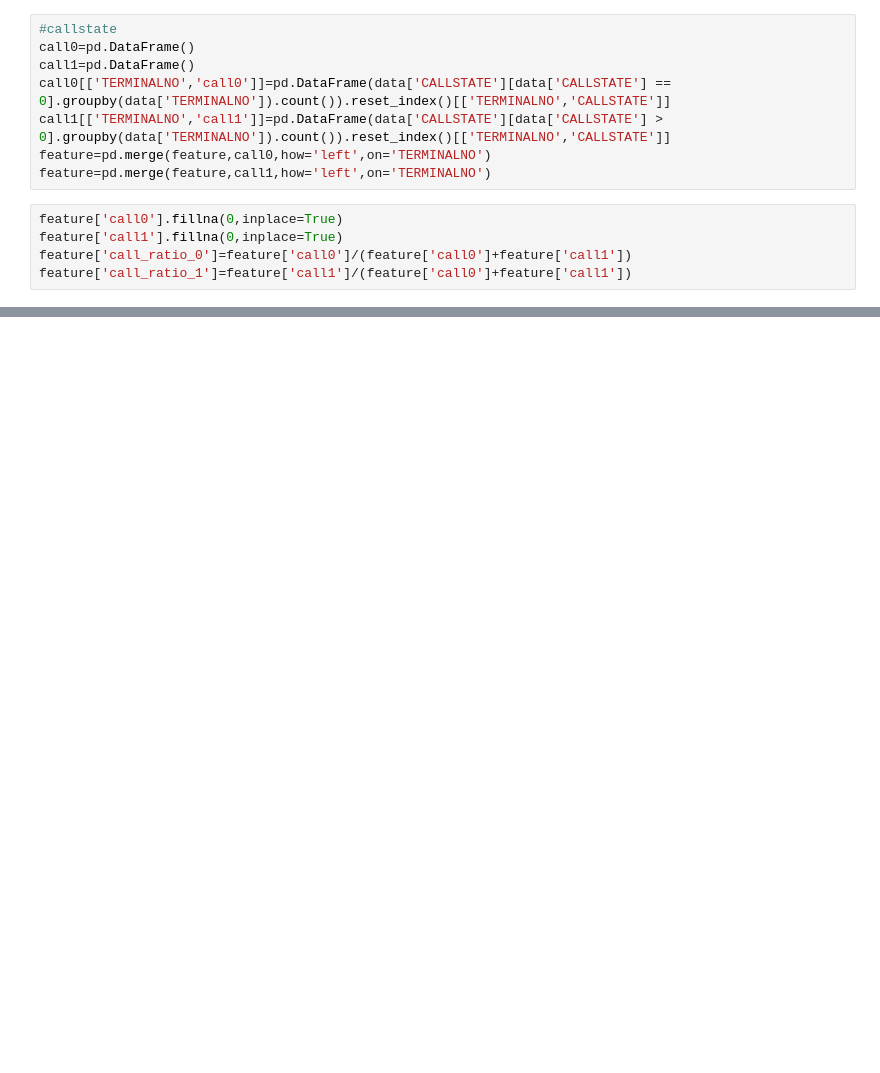
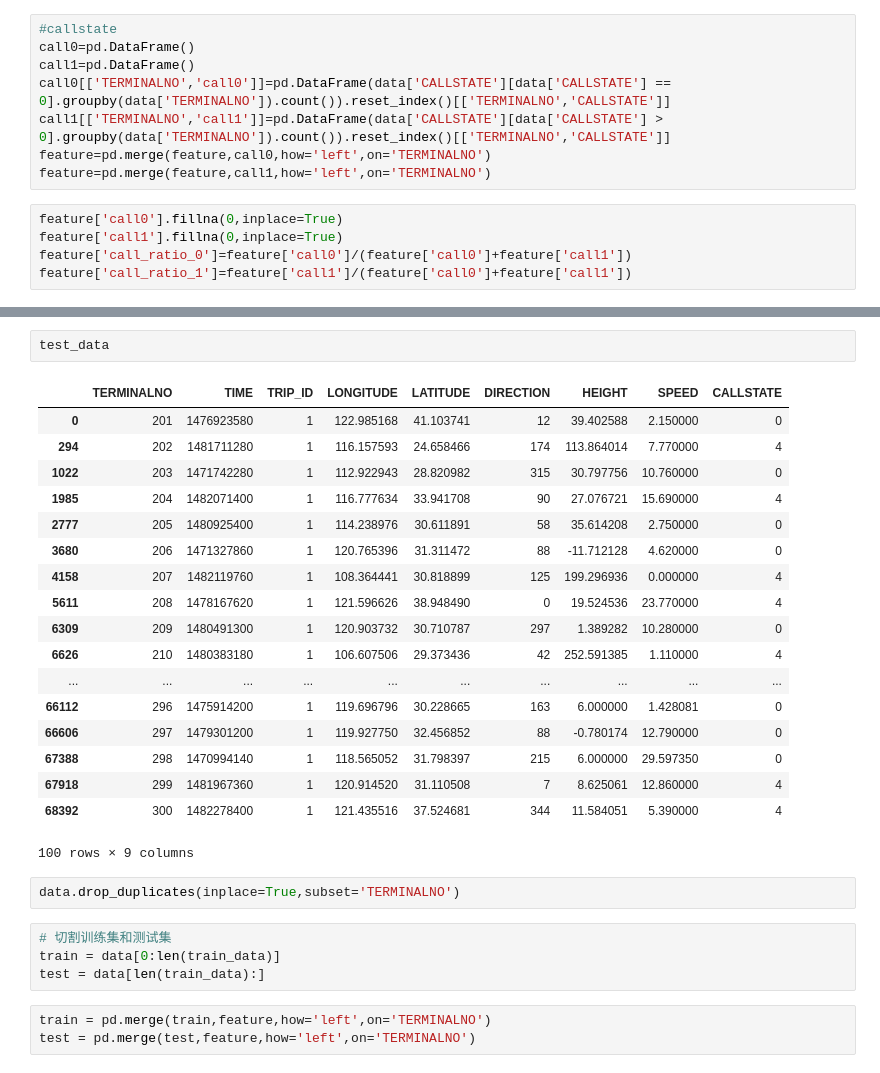
Before and after one commit to MaxwellAlan/DataFountain, a Jupyter notebook: jupyter/dataexplore.ipynb, the cells around one changed output, grey strips where cells are left out. Drawn from its saved outputs; the diff is of its cells as text; blank space fills up the shorter version.

```diff
--- a/jupyter/dataexplore.ipynb
+++ b/jupyter/dataexplore.ipynb
@@ -139,0 +186,30 @@ feature
+# %%
+test_data
+# %% [output]
+|  | TERMINALNO | TIME | TRIP_ID | LONGITUDE | LATITUDE | DIRECTION | HEIGHT | SPEED | CALLSTATE |
+| 0 | 201 | 1476923580 | 1 | 122.985168 | 41.103741 | 12 | 39.402588 | 2.150000 | 0 |
+| 294 | 202 | 1481711280 | 1 | 116.157593 | 24.658466 | 174 | 113.864014 | 7.770000 | 4 |
+| 1022 | 203 | 1471742280 | 1 | 112.922943 | 28.820982 | 315 | 30.797756 | 10.760000 | 0 |
+| 1985 | 204 | 1482071400 | 1 | 116.777634 | 33.941708 | 90 | 27.076721 | 15.690000 | 4 |
+| 2777 | 205 | 1480925400 | 1 | 114.238976 | 30.611891 | 58 | 35.614208 | 2.750000 | 0 |
+| 3680 | 206 | 1471327860 | 1 | 120.765396 | 31.311472 | 88 | -11.712128 | 4.620000 | 0 |
+| 4158 | 207 | 1482119760 | 1 | 108.364441 | 30.818899 | 125 | 199.296936 | 0.000000 | 4 |
+| 5611 | 208 | 1478167620 | 1 | 121.596626 | 38.948490 | 0 | 19.524536 | 23.770000 | 4 |
+| 6309 | 209 | 1480491300 | 1 | 120.903732 | 30.710787 | 297 | 1.389282 | 10.280000 | 0 |
+| 6626 | 210 | 1480383180 | 1 | 106.607506 | 29.373436 | 42 | 252.591385 | 1.110000 | 4 |
+| ... | ... | ... | ... | ... | ... | ... | ... | ... | ... |
+| 66112 | 296 | 1475914200 | 1 | 119.696796 | 30.228665 | 163 | 6.000000 | 1.428081 | 0 |
+| 66606 | 297 | 1479301200 | 1 | 119.927750 | 32.456852 | 88 | -0.780174 | 12.790000 | 0 |
+| 67388 | 298 | 1470994140 | 1 | 118.565052 | 31.798397 | 215 | 6.000000 | 29.597350 | 0 |
+| 67918 | 299 | 1481967360 | 1 | 120.914520 | 31.110508 | 7 | 8.625061 | 12.860000 | 4 |
+| 68392 | 300 | 1482278400 | 1 | 121.435516 | 37.524681 | 344 | 11.584051 | 5.390000 | 4 |
+100 rows × 9 columns
+# %%
+data.drop_duplicates(inplace=True,subset='TERMINALNO')
+# %%
+# 切割训练集和测试集
+train = data[0:len(train_data)]
+test = data[len(train_data):]
+# %%
+train = pd.merge(train,feature,how='left',on='TERMINALNO')
+test = pd.merge(test,feature,how='left',on='TERMINALNO')
```
Also changed, not shown: parts of 21 cells of this notebook, 1 other file.
